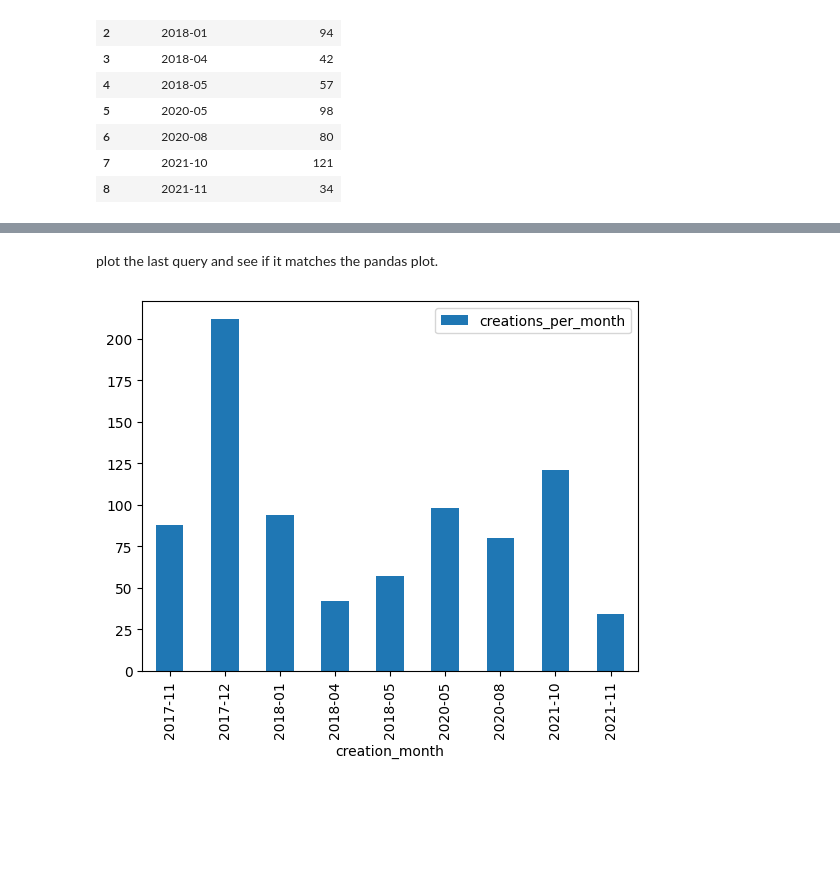
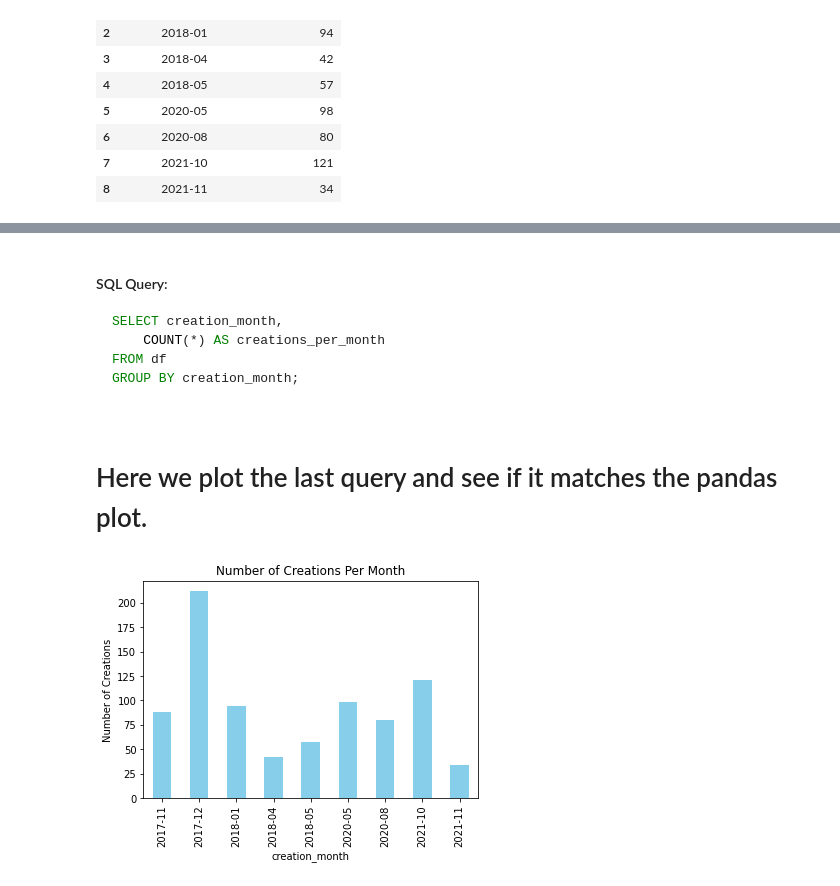
Before and after one commit to ZeusEnergy007/pandas_demo, a Jupyter notebook: pandas.ipynb, the cells around one changed output, grey strips where cells are left out. Cells and saved outputs as stored; diff of their text form; code cells hidden in the pictures; blank space fills up the shorter version.

````diff
--- a/pandas.ipynb
+++ b/pandas.ipynb
@@ -339,10 +504,17 @@ sql("""SELECT creation_month,
+# %% [markdown]
+#### SQL Query:
+```sql
+SELECT creation_month,
+    COUNT(*) AS creations_per_month
+FROM df
+GROUP BY creation_month;
 # %% [markdown]
-plot the last query and see if it matches the pandas plot.
+# Here we plot the last query and see if it matches the pandas plot.
 # %%
 sql("""SELECT creation_month,
     COUNT(*)
     AS creations_per_month
     FROM df
-    GROUP BY creation_month;""").plot.bar(x='creation_month');
+    GROUP BY creation_month;""").plot.bar(x='creation_month', ylabel='Number of Creations', title='Number of Creations Per Month', color='skyblue', legend=False);
 # %% [output]
-[figure, old version]
+[figure, new version]
````
Also changed, not shown: parts of 58 cells of this notebook.
